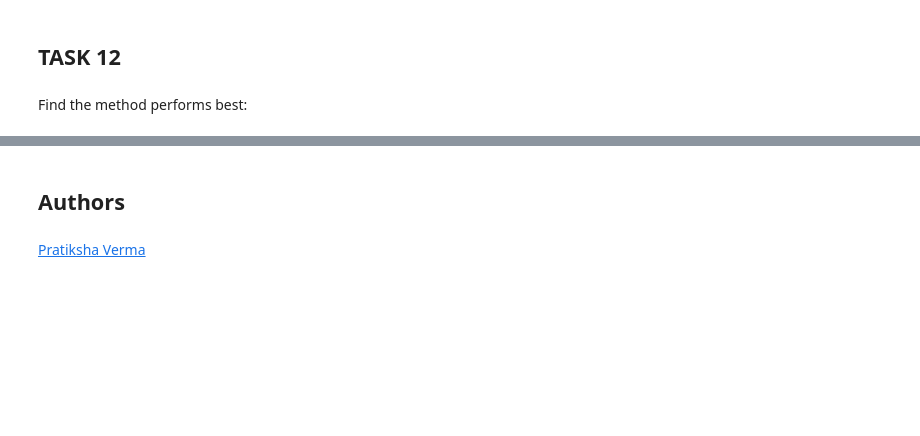
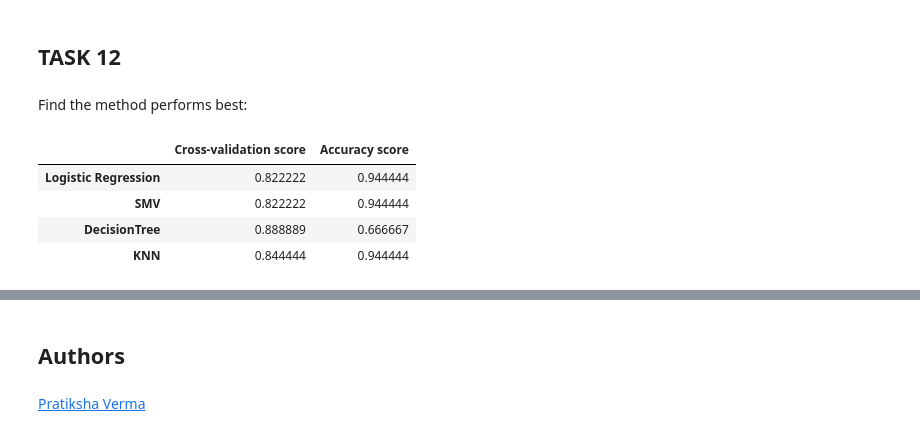
Before and after one commit to FS-coding/Coursera-IBM-Data_Science-FS, a Jupyter notebook: Applied Data Science Capstone/08. SpaceX-Machine-Learning-Prediction-Part-5-v1.ipynb, the cells around one changed output, grey strips where cells are left out. Drawn from its saved outputs; the diff is of its cells as text; code cells hidden in the pictures; blank space fills up the shorter version.

```diff
--- a/Applied Data Science Capstone/08. SpaceX-Machine-Learning-Prediction-Part-5-v1.ipynb
+++ b/Applied Data Science Capstone/08. SpaceX-Machine-Learning-Prediction-Part-5-v1.ipynb
@@ -171,7 +176,8 @@ accuracy : 0.8222222222222222
 # %% [markdown]
 Calculate the accuracy on the test data using the method <code>score</code>:
 # %%
-logreg_cv.score(X_test, y_test)
+logreg_cv_score = logreg_cv.score(X_test, y_test)
+logreg_cv_score
 # %% [output]
 0.9444444444444444
 # %% [markdown]
@@ -351,3 +360,19 @@ plot_confusion_matrix(y_test, yhat)
 ## TASK  12
 # %% [markdown]
 Find the method performs best:
+# %%
+cross_val_scores = [logreg_cv.best_score_, svm_cv.best_score_, tree_cv.best_score_, knn_cv.best_score_]
+accuracy_scores = [logreg_cv_score, svm_cv_score, tree_cv_score, knn_cv_score]
+indexes = ['Logistic Regression', 'SMV', 'DecisionTree', 'KNN']
+
+accuracy_scores_df = pd.DataFrame({
+    'Cross-validation score': cross_val_scores,
+    'Accuracy score': accuracy_scores },
+    index=indexes)
+accuracy_scores_df
+# %% [output]
+|  | Cross-validation score | Accuracy score |
+| Logistic Regression | 0.822222 | 0.944444 |
+| SMV | 0.822222 | 0.944444 |
+| DecisionTree | 0.888889 | 0.666667 |
+| KNN | 0.844444 | 0.944444 |
```
Also changed, not shown: parts of 13 cells of this notebook.
